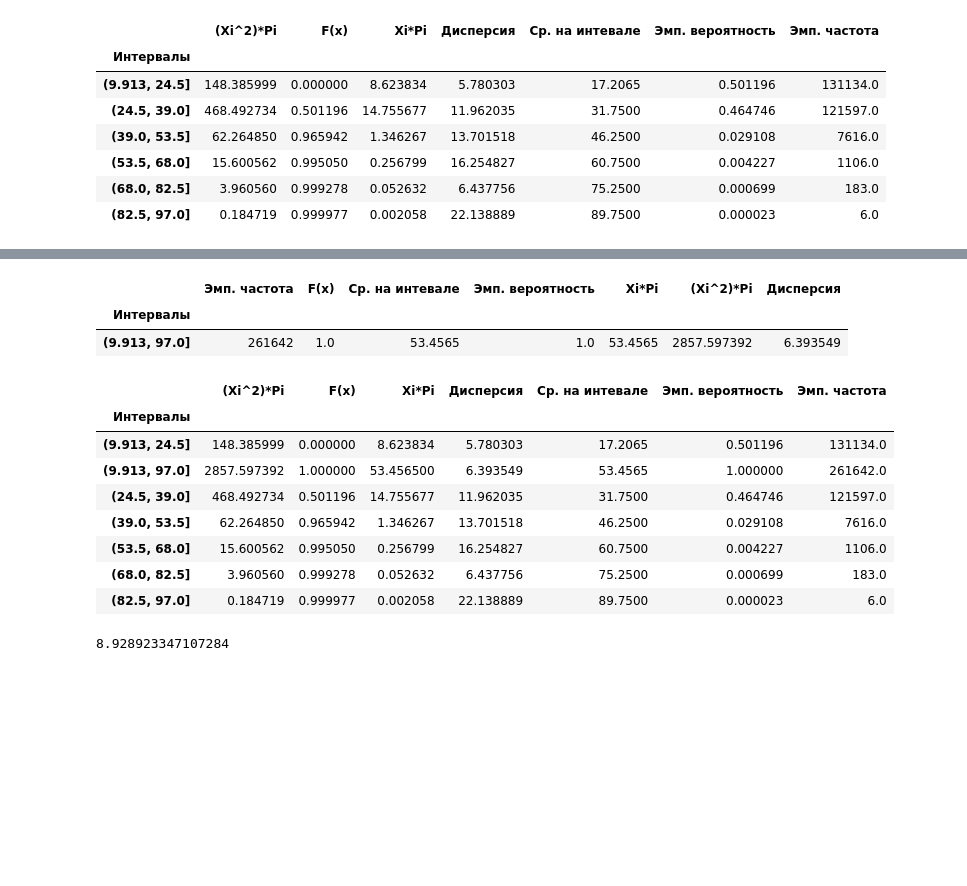
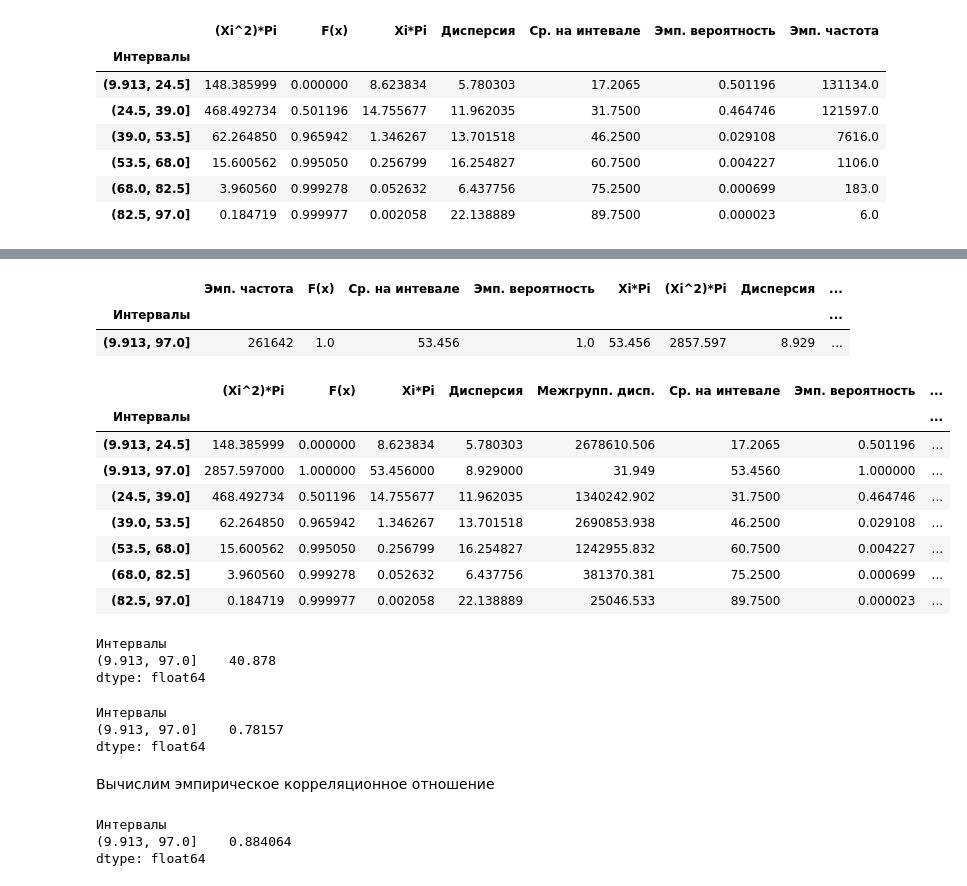
Before and after one commit to antonstakhouski/experiment_planning, a Jupyter notebook: Ple1.ipynb, the cells around one changed output, grey strips where cells are left out. Drawn from its saved outputs; the diff is of its cells as text; code cells hidden in the pictures; blank space fills up the shorter version.

Commit message:
correlation coefficient equatation added

```diff
--- a/Ple1.ipynb
+++ b/Ple1.ipynb
@@ -159,3 +159,10 @@ table
 | (53.5, 68.0] | 15.600562 | 0.995050 | 0.256799 | 16.254827 | 60.7500 | 0.004227 | 1106.0 |
 | (68.0, 82.5] | 3.960560 | 0.999278 | 0.052632 | 6.437756 | 75.2500 | 0.000699 | 183.0 |
 | (82.5, 97.0] | 0.184719 | 0.999977 | 0.002058 | 22.138889 | 89.7500 | 0.000023 | 6.0 |
+# %%
+across_group = pd.DataFrame({'Межгрупп. дисп.':
+                             [((ivals[i].mean() - ages.mean()) ** 2) * val
+                              for i, val in enumerate(table['Эмп. частота'])]
+                            }, index=table.index).round(3)
+table = table.add(across_group, fill_value=0)
+table
@@ -162,36 +178,55 @@ table
 # %%
 index = [pd.Interval(9.913, 97.0, closed='right')]
-df = pd.DataFrame({'Эмп. частота': [len(ages)],
+general = pd.DataFrame({'Эмп. частота': [len(ages)],
                   'F(x)': table['F(x)'][-1] + table['Эмп. вероятность'][-1],
                   'Ср. на интевале': index[0].mid,
                   'Эмп. вероятность': 1.0,
                   'Xi*Pi': index[0].mid * 1.0,
                   '(Xi^2)*Pi': (index[0].mid ** 2) * 1.0,
-                  'Дисперсия': np.std(ages)},
-                  index=index)
-df.index.name = 'Интервалы'
-df
+                  'Дисперсия': sum([table['Дисперсия'][i] * count
+                                for i, count in enumerate(table['Эмп. частота'])])
+                   / table['Эмп. частота'].sum(),
+                  'Межгрупп. дисп.': table['Межгрупп. дисп.'].sum() / table['Эмп. частота'].sum()
+                  },
+                  index=index).round(3)
+general.index.name = 'Интервалы'
+general
 # %% [output]
-|  | Эмп. частота | F(x) | Ср. на интевале | Эмп. вероятность | Xi*Pi | (Xi^2)*Pi | Дисперсия |
-| Интервалы |  |  |  |  |  |  |  |
-| (9.913, 97.0] | 261642 | 1.0 | 53.4565 | 1.0 | 53.4565 | 2857.597392 | 6.393549 |
+|  | Эмп. частота | F(x) | Ср. на интевале | Эмп. вероятность | Xi*Pi | (Xi^2)*Pi | Дисперсия | ... |
+| Интервалы |  |  |  |  |  |  |  | ... |
+| (9.913, 97.0] | 261642 | 1.0 | 53.456 | 1.0 | 53.456 | 2857.597 | 8.929 | ... |
 # %%
-res = table.add(df, fill_value=0)
+res = table.add(general, fill_value=0)
 res
 # %% [output]
-|  | (Xi^2)*Pi | F(x) | Xi*Pi | Дисперсия | Ср. на интевале | Эмп. вероятность | Эмп. частота |
-| Интервалы |  |  |  |  |  |  |  |
-| (9.913, 24.5] | 148.385999 | 0.000000 | 8.623834 | 5.780303 | 17.2065 | 0.501196 | 131134.0 |
-| (9.913, 97.0] | 2857.597392 | 1.000000 | 53.456500 | 6.393549 | 53.4565 | 1.000000 | 261642.0 |
-| (24.5, 39.0] | 468.492734 | 0.501196 | 14.755677 | 11.962035 | 31.7500 | 0.464746 | 121597.0 |
-| (39.0, 53.5] | 62.264850 | 0.965942 | 1.346267 | 13.701518 | 46.2500 | 0.029108 | 7616.0 |
-| (53.5, 68.0] | 15.600562 | 0.995050 | 0.256799 | 16.254827 | 60.7500 | 0.004227 | 1106.0 |
-| (68.0, 82.5] | 3.960560 | 0.999278 | 0.052632 | 6.437756 | 75.2500 | 0.000699 | 183.0 |
-| (82.5, 97.0] | 0.184719 | 0.999977 | 0.002058 | 22.138889 | 89.7500 | 0.000023 | 6.0 |
+|  | (Xi^2)*Pi | F(x) | Xi*Pi | Дисперсия | Межгрупп. дисп. | Ср. на интевале | Эмп. вероятность | ... |
+| Интервалы |  |  |  |  |  |  |  | ... |
+| (9.913, 24.5] | 148.385999 | 0.000000 | 8.623834 | 5.780303 | 2678610.506 | 17.2065 | 0.501196 | ... |
+| (9.913, 97.0] | 2857.597000 | 1.000000 | 53.456000 | 8.929000 | 31.949 | 53.4560 | 1.000000 | ... |
+| (24.5, 39.0] | 468.492734 | 0.501196 | 14.755677 | 11.962035 | 1340242.902 | 31.7500 | 0.464746 | ... |
+| (39.0, 53.5] | 62.264850 | 0.965942 | 1.346267 | 13.701518 | 2690853.938 | 46.2500 | 0.029108 | ... |
+| (53.5, 68.0] | 15.600562 | 0.995050 | 0.256799 | 16.254827 | 1242955.832 | 60.7500 | 0.004227 | ... |
+| (68.0, 82.5] | 3.960560 | 0.999278 | 0.052632 | 6.437756 | 381370.381 | 75.2500 | 0.000699 | ... |
+| (82.5, 97.0] | 0.184719 | 0.999977 | 0.002058 | 22.138889 | 25046.533 | 89.7500 | 0.000023 | ... |
-# %%
-in_group_disp = sum([val * table['Эмп. частота'][i]
-           for i, val in enumerate(table['Дисперсия'])])
-in_group_disp /= len(ages)
-in_group_disp
-# %% [output]
-8.928923347107284
+# %%
+general_disp = general['Дисперсия'] + general['Межгрупп. дисп.']
+general_disp
+# %% [output]
+Интервалы
+(9.913, 97.0]    40.878
+dtype: float64
+# %%
+det_coeff = general['Межгрупп. дисп.'] / general_disp
+det_coeff
+# %% [output]
+Интервалы
+(9.913, 97.0]    0.78157
+dtype: float64
+# %% [markdown]
+Вычислим эмпирическое корреляционное отношение
+# %%
+np.sqrt(det_coeff)
+# %% [output]
+Интервалы
+(9.913, 97.0]    0.884064
+dtype: float64
```
Also changed, not shown: parts of 2 cells of this notebook.
